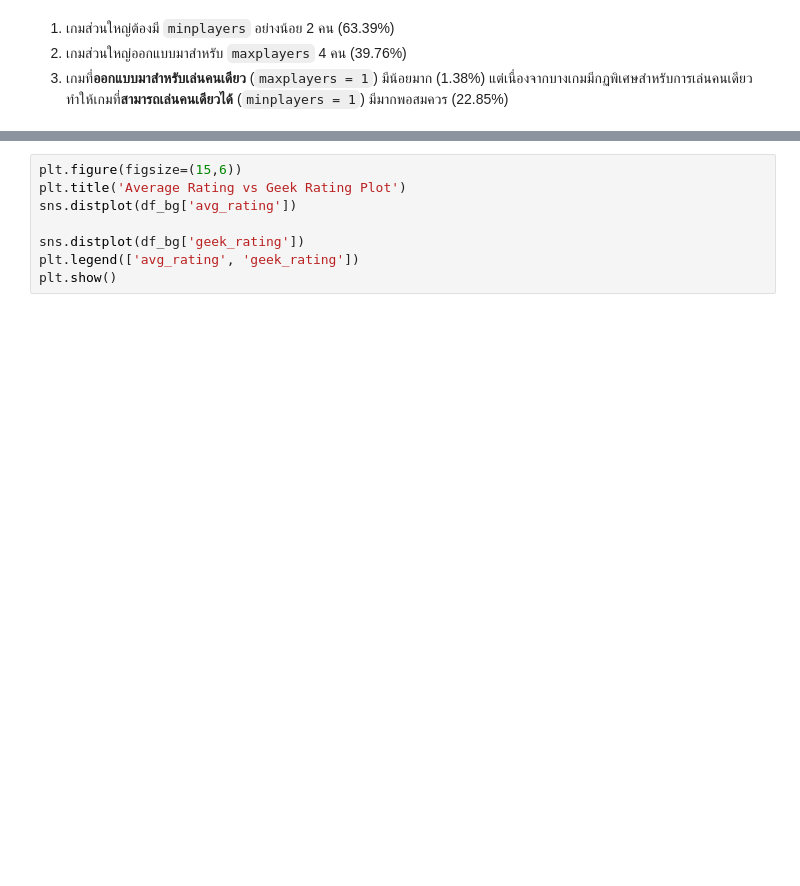
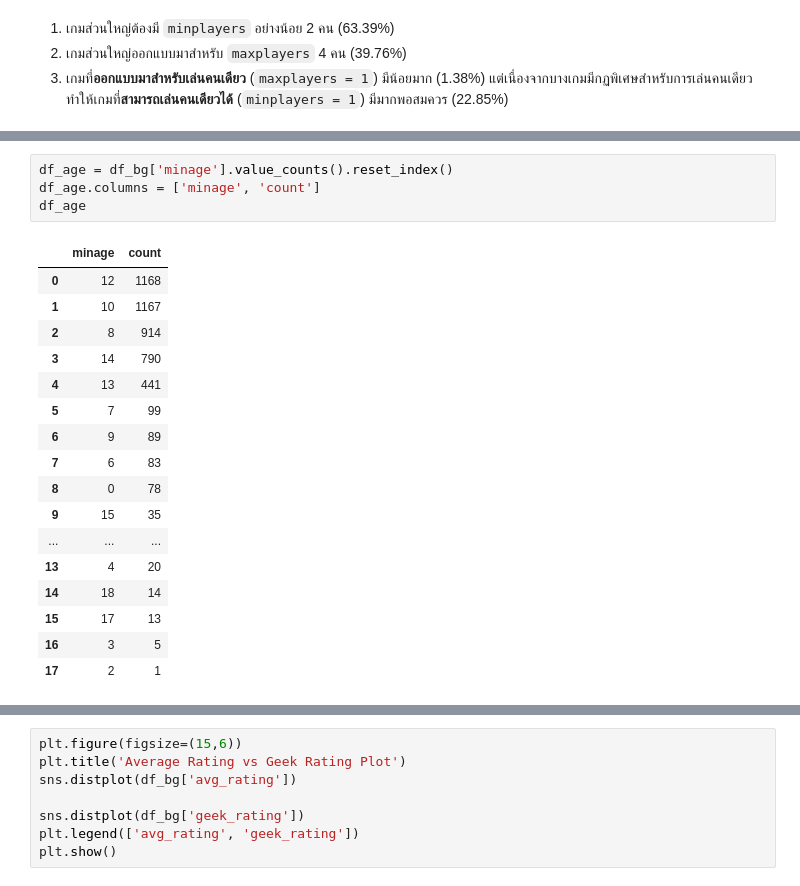
Before and after one commit to Kopzzz/Board-Game-RecCommu, a Jupyter notebook: code/1_Cleaning&EDA_BoardGames.ipynb, the cells around one changed output, grey strips where cells are left out. Cells and saved outputs as stored; diff of their text form; blank space fills up the shorter version.

```diff
--- a/code/1_Cleaning&EDA_BoardGames.ipynb
+++ b/code/1_Cleaning&EDA_BoardGames.ipynb
@@ -250,0 +261,22 @@ plt.show()
+# %%
+df_age = df_bg['minage'].value_counts().reset_index()
+df_age.columns = ['minage', 'count']
+df_age
+# %% [output]
+|  | minage | count |
+| 0 | 12 | 1168 |
+| 1 | 10 | 1167 |
+| 2 | 8 | 914 |
+| 3 | 14 | 790 |
+| 4 | 13 | 441 |
+| 5 | 7 | 99 |
+| 6 | 9 | 89 |
+| 7 | 6 | 83 |
+| 8 | 0 | 78 |
+| 9 | 15 | 35 |
+| ... | ... | ... |
+| 13 | 4 | 20 |
+| 14 | 18 | 14 |
+| 15 | 17 | 13 |
+| 16 | 3 | 5 |
+| 17 | 2 | 1 |
```
Also changed, not shown: parts of 6 cells of this notebook.
